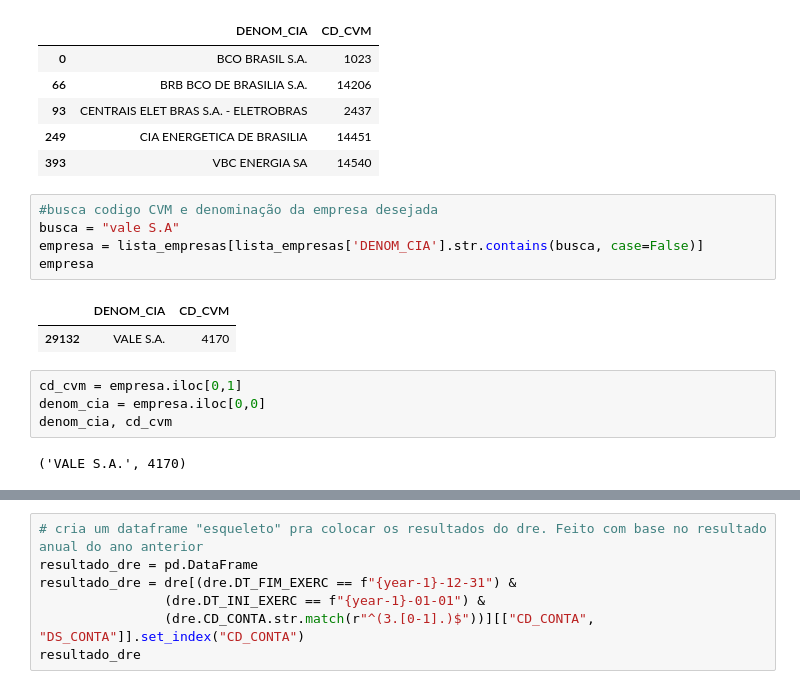
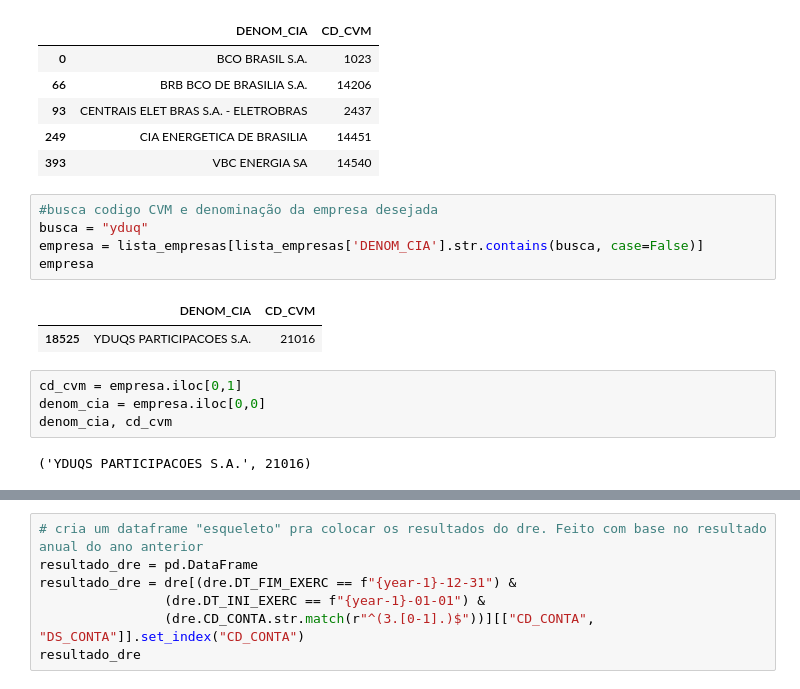
Before and after one commit to ggarmatter/Extrai-dados-CVM, a Jupyter notebook: Extrai dados CVM.ipynb, the cells around one changed output, grey strips where cells are left out. Saved outputs shown, nothing was run; the diff lists cells and outputs as text.

```diff
--- a/Extrai dados CVM.ipynb
+++ b/Extrai dados CVM.ipynb
@@ -199,18 +199,18 @@ lista_empresas.head()
 | 393 | VBC ENERGIA SA | 14540 |
 # %%
 #busca codigo CVM e denominação da empresa desejada
-busca = "vale S.A"
+busca = "yduq"
 empresa = lista_empresas[lista_empresas['DENOM_CIA'].str.contains(busca, case=False)]
 empresa
 # %% [output]
 |  | DENOM_CIA | CD_CVM |
-| 29132 | VALE S.A. | 4170 |
+| 18525 | YDUQS PARTICIPACOES S.A. | 21016 |
 # %%
 cd_cvm = empresa.iloc[0,1]
 denom_cia = empresa.iloc[0,0]
 denom_cia, cd_cvm
 # %% [output]
-('VALE S.A.', 4170)
+('YDUQS PARTICIPACOES S.A.', 21016)
 # %%
 # junta os dados anuais com trimestrais para pegar o DRE
 dre = pd.concat([pd.read_csv(f'./Data/processados/dfp_cia_aberta_DRE_{tipo}_{year_0}-{year}.csv', encoding="latin1"),
```
Also changed, not shown: parts of 4 cells of this notebook, 2 other files.
